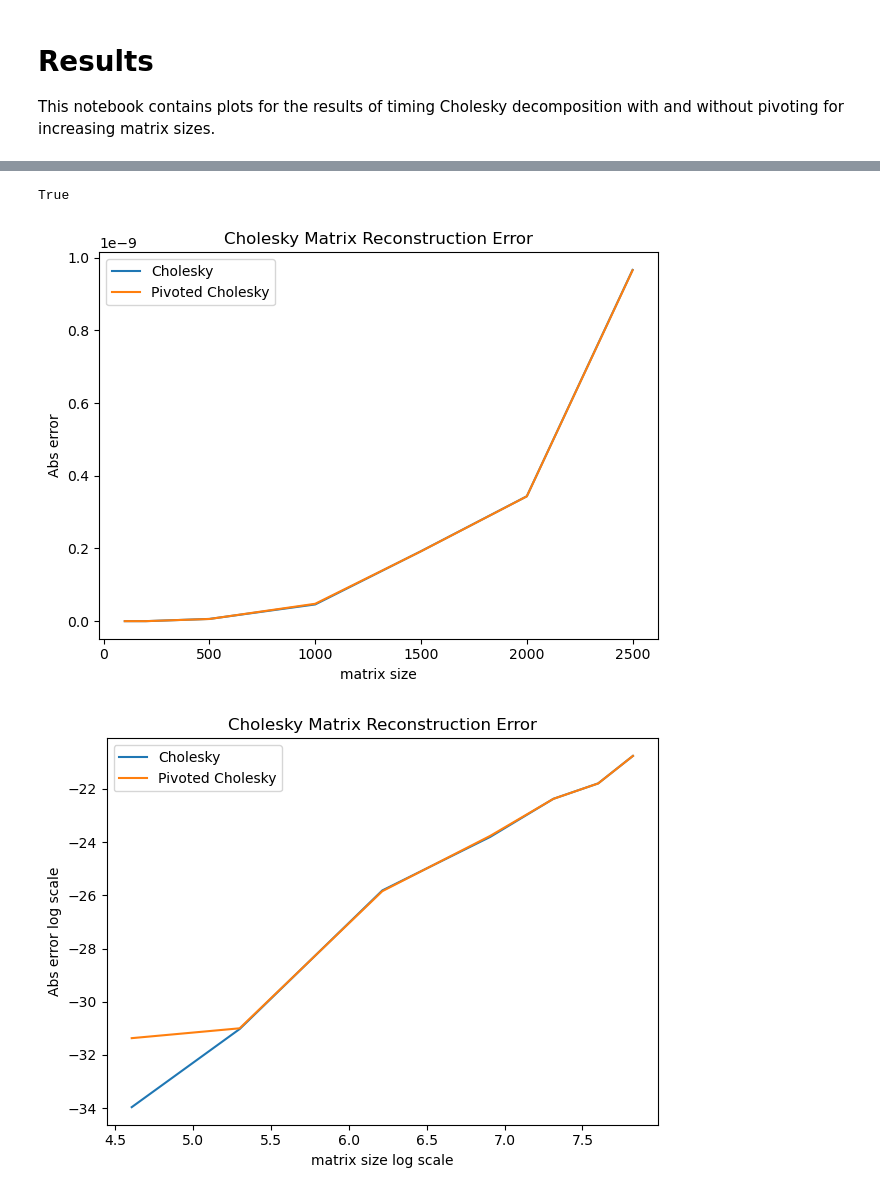
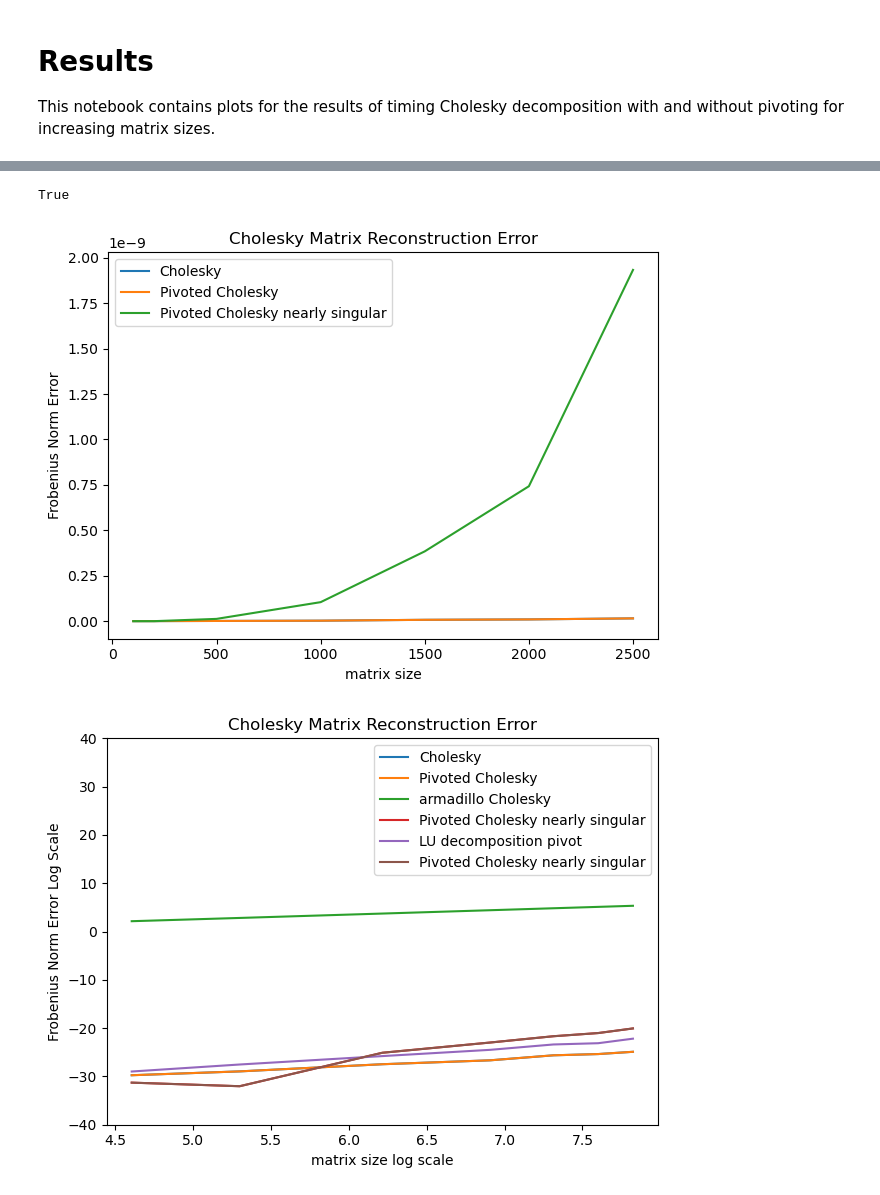
Before and after one commit to jaycee-pang/final_chem279, a Jupyter notebook: data/plots.ipynb, the cells around one changed output, grey strips where cells are left out. Drawn from its saved outputs; the diff is of its cells as text; code cells hidden in the pictures.

```diff
--- a/data/plots.ipynb
+++ b/data/plots.ipynb
@@ -65,33 +69,45 @@ plt.show();
 sizes1, chol1_err= read_data('cholesky_error.txt')
 sizes2, pivchol_err = read_data('pivoted_cholesky_error.txt')
 sizes3, arma_err = read_data('arma_error.txt')
+sizes4, LU_decomp_err = read_data('LU_decomp_error.txt')
+sizes5, LU_pivot_decomp_err = read_data('LU_pivot_decomp_error.txt')
+
+sizes6, pivchol_err_sing = read_data('pivoted_cholesky_err_sing.txt')
 # %%
 print(sizes1 == sizes2)
 plt.plot(sizes1,chol1_err, label='Cholesky')
 plt.plot(sizes2, pivchol_err, label='Pivoted Cholesky')
 # plt.plot(sizes3, arma_err, label='armadillo Cholesky')
+# plt.plot(sizes4, LU_decomp_err, label='LU decomposition')
+# plt.plot(sizes5, LU_pivot_decomp_err, label='LU decomposition pivot')
+plt.plot(sizes6, pivchol_err_sing , label='Pivoted Cholesky nearly singular')
 # plt.xlim(250,2500)
 plt.xlabel('matrix size')
-plt.ylabel('Abs error')
+plt.ylabel('Frobenius Norm Error')
 plt.title('Cholesky Matrix Reconstruction Error')
 plt.legend()
 plt.tight_layout()
 plt.show();
 # %% [output]
 True
-[figure, old version]
+[figure, new version]
 # %%
 plt.plot(np.log(sizes1), np.log(chol1_err), label='Cholesky')
 plt.plot(np.log(sizes1), np.log(pivchol_err), label='Pivoted Cholesky')
-# plt.plot(np.log(sizes1), np.log(arma_err), label='armadillo Cholesky')
+plt.plot(np.log(sizes1), np.log(arma_err), label='armadillo Cholesky')
+plt.plot(np.log(sizes1), np.log(pivchol_err_sing) , label='Pivoted Cholesky nearly singular')
+plt.plot(np.log(sizes1), np.log(LU_pivot_decomp_err), label='LU decomposition pivot')
+plt.plot(np.log(sizes1), np.log(pivchol_err_sing) , label='Pivoted Cholesky nearly singular')
 plt.xlabel('matrix size log scale')
-plt.ylabel('Abs error log scale')
+# plt.xlim(5.25,7.75)
+plt.ylim(-40,40)
+plt.ylabel('Frobenius Norm Error Log Scale')
 plt.title('Cholesky Matrix Reconstruction Error')
 plt.legend()
 plt.tight_layout()
 plt.show();
 # %% [output]
-[figure, old version]
+[figure, new version]
 # %%
 # error plots
 sizes1,  chol1_errinv= read_data('cholesky_inv_err.txt')
```
Also changed, not shown: parts of 6 cells of this notebook, 26 other files.
